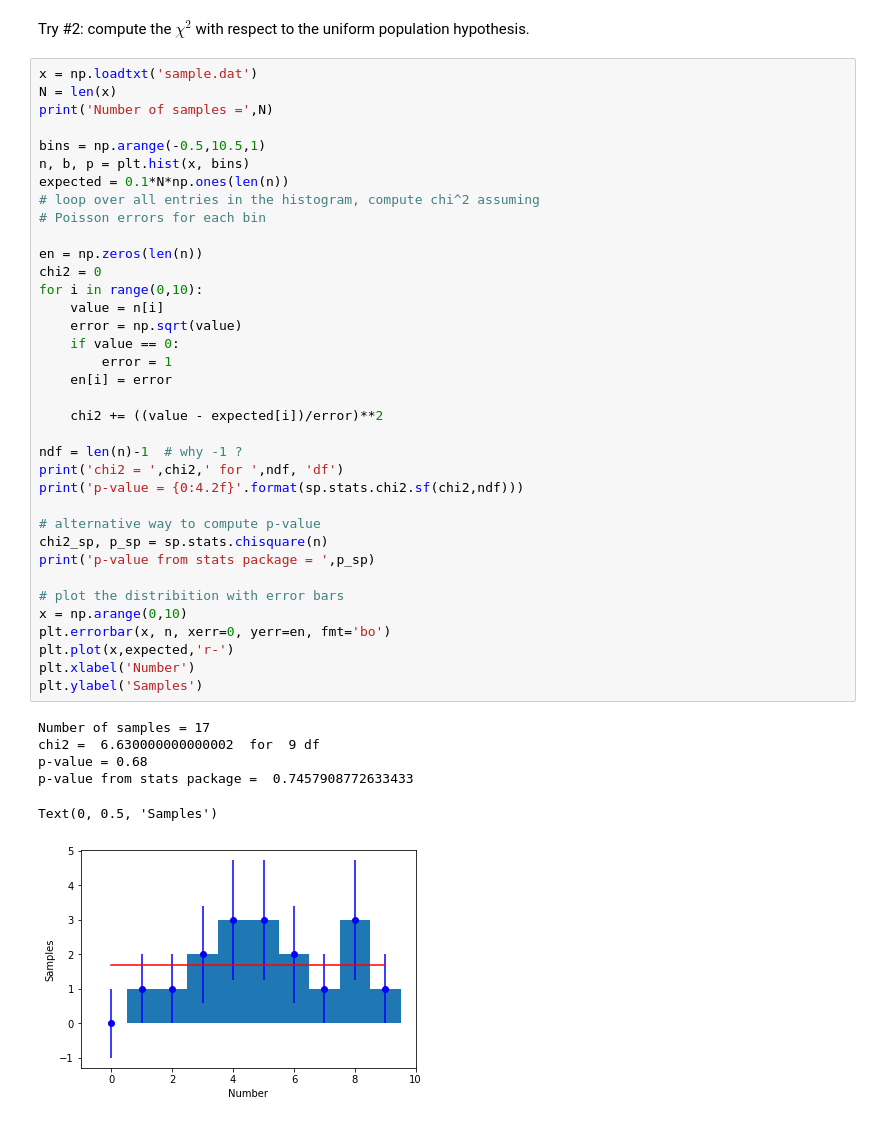
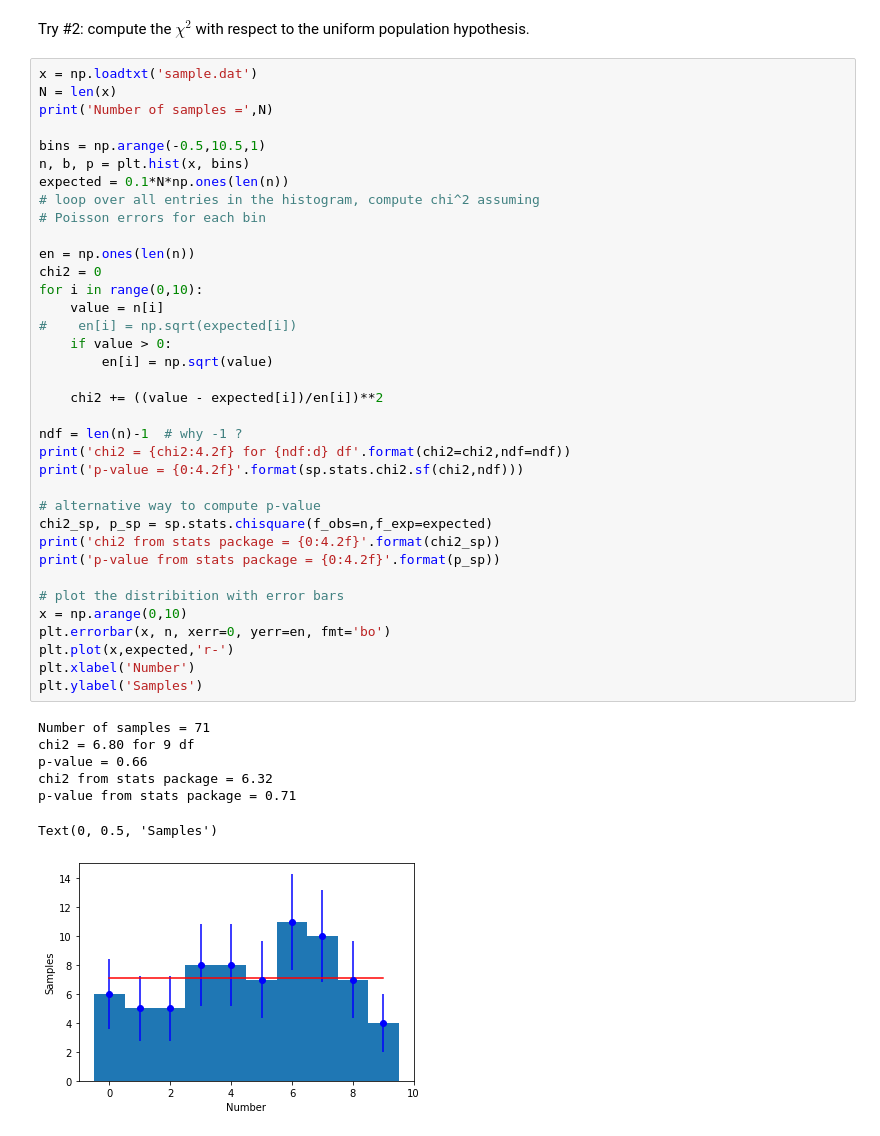
Before and after one commit to ds-connectors/Physics-88-Fa20, a Jupyter notebook: Week07/Lecture05_stat.ipynb, the cells around one changed output. Drawn from its saved outputs; the diff is of its cells as text.

```diff
--- a/Week07/Lecture05_stat.ipynb
+++ b/Week07/Lecture05_stat.ipynb
@@ -544,43 +544,44 @@ Try #2: compute the $\chi^2$ with respect to the uniform population hypothesis.
 # %%
 x = np.loadtxt('sample.dat')
 N = len(x)
 print('Number of samples =',N)
 
 bins = np.arange(-0.5,10.5,1)
 n, b, p = plt.hist(x, bins)
 expected = 0.1*N*np.ones(len(n))
 # loop over all entries in the histogram, compute chi^2 assuming
 # Poisson errors for each bin
 
-en = np.zeros(len(n))
+en = np.ones(len(n))
 chi2 = 0
 for i in range(0,10):
     value = n[i]
-    error = np.sqrt(value)
-    if value == 0:
-        error = 1
-    en[i] = error
+#    en[i] = np.sqrt(expected[i])
+    if value > 0:
+        en[i] = np.sqrt(value)
 
-    chi2 += ((value - expected[i])/error)**2
+    chi2 += ((value - expected[i])/en[i])**2
 
 ndf = len(n)-1  # why -1 ?
-print('chi2 = ',chi2,' for ',ndf, 'df')
+print('chi2 = {chi2:4.2f} for {ndf:d} df'.format(chi2=chi2,ndf=ndf))
 print('p-value = {0:4.2f}'.format(sp.stats.chi2.sf(chi2,ndf)))
 
 # alternative way to compute p-value
-chi2_sp, p_sp = sp.stats.chisquare(n)
-print('p-value from stats package = ',p_sp)
+chi2_sp, p_sp = sp.stats.chisquare(f_obs=n,f_exp=expected)
+print('chi2 from stats package = {0:4.2f}'.format(chi2_sp))
+print('p-value from stats package = {0:4.2f}'.format(p_sp))
 
 # plot the distribition with error bars
 x = np.arange(0,10)
 plt.errorbar(x, n, xerr=0, yerr=en, fmt='bo')
 plt.plot(x,expected,'r-')
 plt.xlabel('Number')
 plt.ylabel('Samples')
 # %% [output]
-Number of samples = 17
-chi2 =  6.630000000000002  for  9 df
-p-value = 0.68
-p-value from stats package =  0.7457908772633433
+Number of samples = 71
+chi2 = 6.80 for 9 df
+p-value = 0.66
+chi2 from stats package = 6.32
+p-value from stats package = 0.71
 Text(0, 0.5, 'Samples')
-[figure, old version]
+[figure, new version]
```
